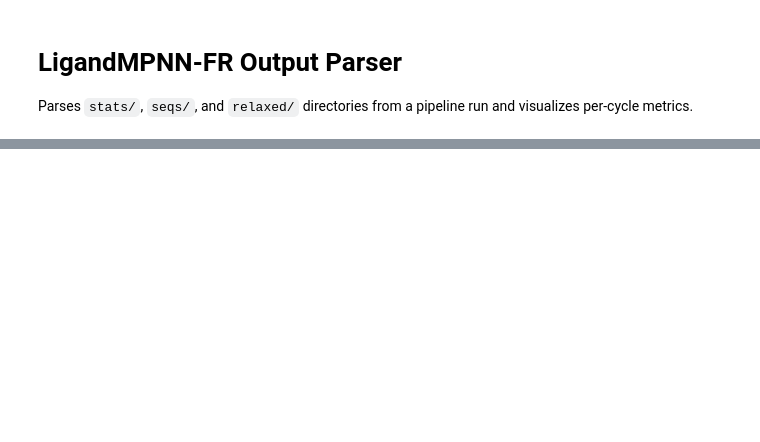
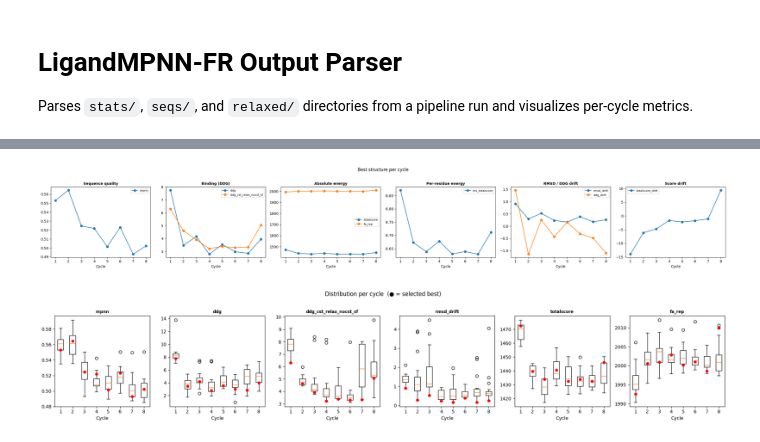
Before and after one commit to GreenSloth-TK/ligandMPNN_FR, a Jupyter notebook: example/0_parse.ipynb, the cells around one changed output, grey strips where cells are left out. Cells and saved outputs as stored; diff of their text form; code cells hidden in the pictures; blank space fills up the shorter version.

```diff
--- a/example/0_parse.ipynb
+++ b/example/0_parse.ipynb
@@ -49,16 +80,77 @@ df.head()
 # %%
 import matplotlib.pyplot as plt
+import matplotlib.gridspec as gridspec
 
-metrics = ["mpnn", "ddg", "res_totalscore", "cms"]
-per_cycle = df.groupby("cycle")[metrics].mean().reset_index()
+cycles = df_best["cycle"].values
 
-fig, axes = plt.subplots(2, 2, figsize=(10, 8))
-for ax, metric in zip(axes.flat, metrics):
-    ax.plot(per_cycle["cycle"], per_cycle[metric], marker="o")
-    ax.set_title(metric)
+# ── Metric groups ────────────────────────────────────────────────────────────
+# 같은 그룹 내 지표는 동일 y축을 공유하므로 스케일이 유사한 것끼리만 묶음
+# - res_totalscore (~8.8 REU/res) ↔ totalscore/fa_rep (~1400–2000 REU): 100배 차이 → 분리
+# - totalscore_drift (~−14 to −6 REU)  ↔ rmsd_drift/ddg_drift (~0–1.5): 10배 차이 → 분리
+GROUPS = {
+    "Sequence quality":   ["mpnn"],
+    "Binding (DDG)":      ["ddg", "ddg_cst_relax_nocst_sf"],
+    "Absolute energy":    ["totalscore", "fa_rep"],
+    "Per-residue energy": ["res_totalscore"],
+    "RMSD / DDG drift":   ["rmsd_drift", "ddg_drift"],
+    "Score drift":        ["totalscore_drift"],
+}
+# Only keep groups/metrics present in df_best
+groups = {
+    name: [m for m in mets if m in df_best.columns]
+    for name, mets in GROUPS.items()
+}
+groups = {k: v for k, v in groups.items() if v}
+
+# ── Figure 1: Best-per-cycle line plots ─────────────────────────────────────
+n_groups = len(groups)
+fig1, axes1 = plt.subplots(1, n_groups, figsize=(4.5 * n_groups, 4))
+if n_groups == 1:
+    axes1 = [axes1]
+
+for ax, (group_name, metrics) in zip(axes1, groups.items()):
+    for m in metrics:
+        vals = pd.to_numeric(df_best[m], errors="coerce")
+        ax.plot(cycles, vals, marker="o", label=m)
+    ax.set_title(group_name, fontsize=10, fontweight="bold")
     ax.set_xlabel("Cycle")
-    ax.set_ylabel(metric)
+    ax.legend(fontsize=8)
+    ax.set_xticks(cycles)
 
-plt.tight_layout()
-plt.savefig("fastrelax_scores.svg")
+fig1.suptitle("Best structure per cycle", y=1.02)
+fig1.tight_layout()
+fig1.savefig("best_per_cycle.svg", bbox_inches="tight")
 plt.show()
+
+# ── Figure 2: Per-cycle distribution (box plots) ────────────────────────────
+box_metrics = [m for m in ["mpnn", "ddg", "ddg_cst_relax_nocst_sf",
+                             "rmsd_drift", "totalscore", "fa_rep"]
+               if m in df_all.columns]
+
+n_box = len(box_metrics)
+fig2, axes2 = plt.subplots(1, n_box, figsize=(3.5 * n_box, 4))
+if n_box == 1:
+    axes2 = [axes2]
+
+for ax, m in zip(axes2, box_metrics):
+    data_by_cycle = [
+        pd.to_numeric(df_all[df_all["cycle"] == c][m], errors="coerce").dropna()
+        for c in sorted(df_all["cycle"].unique())
+    ]
+    ax.boxplot(data_by_cycle, labels=sorted(df_all["cycle"].unique()))
+    # Overlay best-per-cycle as red dot
+    if m in df_best.columns:
+        for i, c in enumerate(sorted(df_all["cycle"].unique()), 1):
+            v = pd.to_numeric(df_best.loc[df_best["cycle"] == c, m], errors="coerce")
+            if not v.empty and not v.isna().all():
+                ax.scatter(i, v.values[0], color="red", zorder=5, s=30)
+    ax.set_title(m, fontsize=9, fontweight="bold")
+    ax.set_xlabel("Cycle")
+
+fig2.suptitle("Distribution per cycle  (● = selected best)", y=1.02)
+fig2.tight_layout()
+fig2.savefig("distribution_per_cycle.svg", bbox_inches="tight")
+plt.show()
+# %% [output]
+[figure, added]
+[figure, added]
```
Also changed, not shown: parts of 3 cells of this notebook, 5 other files.
